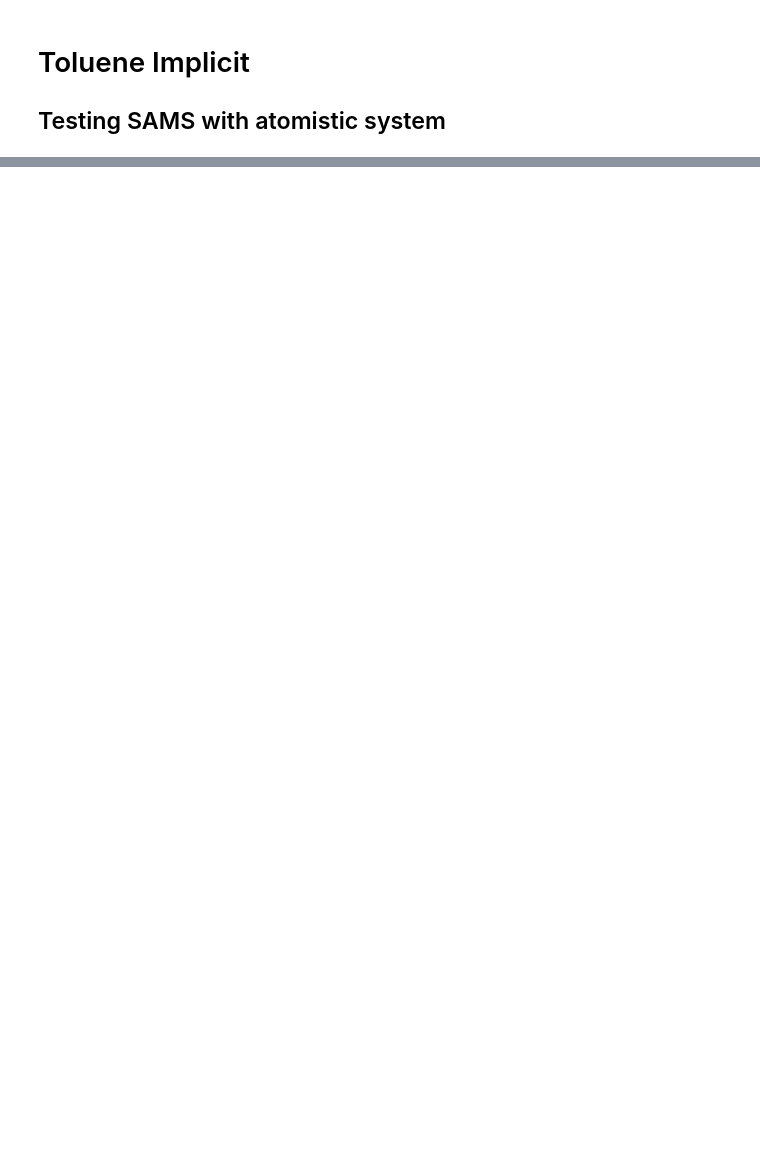
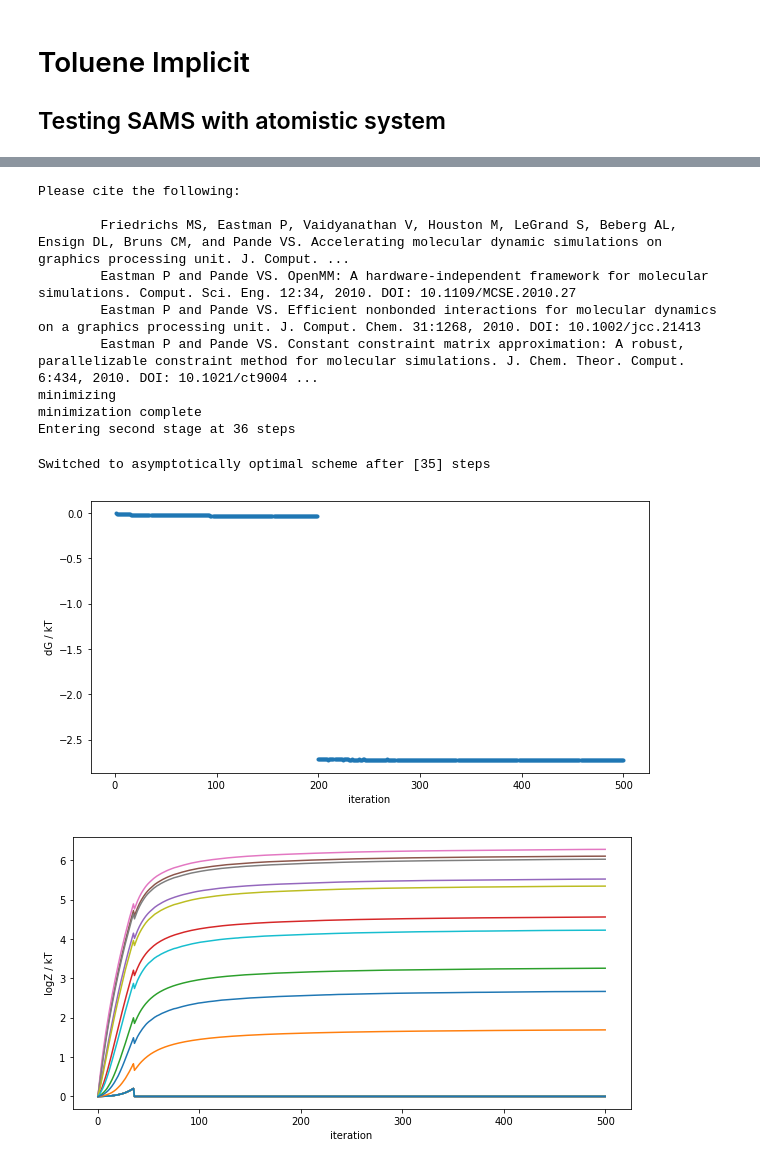
Before and after one commit to hannahbrucemacdonald/SAMS_vs_repex, a Jupyter notebook: notebooks/harmonicSAMS.ipynb, the cells around one changed output, grey strips where cells are left out. Drawn from its saved outputs; the diff is of its cells as text; code cells hidden in the pictures; blank space fills up the shorter version.

```diff
--- a/notebooks/harmonicSAMS.ipynb
+++ b/notebooks/harmonicSAMS.ipynb
@@ -297,7 +249,7 @@ def lambda_parameters(l):
     return sterics, ele
 
 
-def run_toluene_test(sim_type,make_graphs=True,n_iterations=610,flatness_criteria='logZ-flatness',flatness_threshold=0.2,online_analysis_interval=200,n_lambda=21):
+def run_toluene_test(sim_type,make_graphs=True,n_iterations=610,flatness_criteria='logZ-flatness',flatness_threshold=0.2,online_analysis_interval=200,n_lambda=21,update_stages='two-stage'):
     """Test harmonic oscillator free energies for SAMS.
     Adapted from Yank/tests/test_restraints.py 'test_harmonic_free_energy'
     """
@@ -310,7 +262,7 @@ def run_toluene_test(sim_type,make_graphs=True,n_iterations=610,flatness_criteri
     sampler_states = list()
     thermodynamic_states = list()
 
-    toluenesystem = mmtools.testsystems.TolueneImplicit()
+    toluenesystem = mmtools.testsystems.TolueneImplicitGBn()
     toluene_atoms = toluenesystem.mdtraj_topology.select('resname TOL')
     alchemical_region = mmtools.alchemy.AlchemicalRegion(alchemical_atoms=toluene_atoms)
 
@@ -327,45 +279,45 @@ def run_toluene_test(sim_type,make_graphs=True,n_iterations=610,flatness_criteri
         alchemical_state = mmtools.alchemy.AlchemicalState()
         alchemical_state = mmtools.alchemy.AlchemicalState.from_system(alchemical_system)
 
-#         alchemical_state.lambda_electrostatics = mmtools.alchemy.AlchemicalFunction(f_electrostatics)
-#         alchemical_state.lambda_sterics = mmtools.alchemy.AlchemicalFunction(f_sterics)
         alchemical_state.lambda_sterics, alchemical_state.lambda_electrostatics = lambda_parameters(l)
         alchemical_state.apply_to_context(context)
         thermodynamic_state = mmtools.states.ThermodynamicState(system=alchemical_system,temperature=300*unit.kelvin)
         thermodynamic_states.append(mmtools.states.CompoundThermodynamicState(thermodynamic_state=thermodynamic_state,composable_states=[alchemical_state]))
-        sampler_states.append(mmtools.states.SamplerState(toluenesystem.positions))
+    sampler_states.append(mmtools.states.SamplerState(toluenesystem.positions)) # only one sampling state, might need more
 
     # Define file for temporary storage.
     with mmtools.utils.temporary_directory() as tmp_dir:
         storage = os.path.join(tmp_dir, 'test_storage.nc')
-        reporter = yank.multistate.MultiStateReporter(storage, checkpoint_interval=1)
+        reporter = mmtools.multistate.MultiStateReporter(storage, checkpoint_interval=1)
 
         move = mmtools.mcmc.LangevinDynamicsMove(timestep=2.0*unit.femtoseconds,
                                                  collision_rate=20.0/unit.picosecond,
                                                  n_steps=500, reassign_velocities=True)
 
         if sim_type == 'SAMS':
-            simulation_sampler = yank.multistate.SAMSSampler(mcmc_moves=move, number_of_iterations=n_iterations,
+            simulation_sampler = mmtools.multistate.SAMSSampler(mcmc_moves=move, number_of_iterations=n_iterations,
                                  state_update_scheme='global-jump', flatness_threshold=flatness_threshold,
-                                 update_stages='two-stage', flatness_criteria=flatness_criteria,
+                                 update_stages=update_stages, flatness_criteria=flatness_criteria,
                                  weight_update_method='rao-blackwellized',online_analysis_interval=online_analysis_interval)
         elif sim_type == 'REPEX':
-            simulation_sampler = yank.multistate.ReplicaExchangeSampler(mcmc_moves=move, number_of_iterations=n_iterations,
+            simulation_sampler = mmtools.multistate.ReplicaExchangeSampler(mcmc_moves=move, number_of_iterations=n_iterations,
                                                                         online_analysis_interval=online_analysis_interval)
         else:
             print('simulation must be SAMS or REPEX')
             quit()
 
         simulation_sampler.create(thermodynamic_states, sampler_states, reporter)
-
+        print('minimizing')
+        simulation_sampler.minimize()
+        print('minimization complete')
         simulation_sampler.run()
 
 #         # Create Analyzer.
 
         if sim_type == 'SAMS':
-            analyzer = yank.multistate.SAMSAnalyzer(reporter)
+            analyzer = mmtools.multistate.SAMSAnalyzer(reporter)
         elif sim_type == 'REPEX':
-            analyzer = yank.multistate.ReplicaExchangeAnalyzer(reporter)
+            analyzer = mmtools.multistate.ReplicaExchangeAnalyzer(reporter)
 
         if make_graphs:
             ncfile = Dataset(storage, 'r')
@@ -427,0 +379,16 @@ Switched to asymptotically optimal scheme after [2] steps
+# %%
+_ = run_toluene_test('SAMS',n_iterations=500,n_lambda=21,flatness_threshold=0.2,
+                     online_analysis_interval=1,update_stages='three-stage')
+# %% [output]
+Please cite the following:
+
+        Friedrichs MS, Eastman P, Vaidyanathan V, Houston M, LeGrand S, Beberg AL, Ensign DL, Bruns CM, and Pande VS. Accelerating molecular dynamic simulations on graphics processing unit. J. Comput. ...
+        Eastman P and Pande VS. OpenMM: A hardware-independent framework for molecular simulations. Comput. Sci. Eng. 12:34, 2010. DOI: 10.1109/MCSE.2010.27
+        Eastman P and Pande VS. Efficient nonbonded interactions for molecular dynamics on a graphics processing unit. J. Comput. Chem. 31:1268, 2010. DOI: 10.1002/jcc.21413
+        Eastman P and Pande VS. Constant constraint matrix approximation: A robust, parallelizable constraint method for molecular simulations. J. Chem. Theor. Comput. 6:434, 2010. DOI: 10.1021/ct9004 ...
+minimizing
+minimization complete
+Entering second stage at 36 steps
+Switched to asymptotically optimal scheme after [35] steps
+[figure, added]
+[figure, added]
```
Also changed, not shown: parts of 8 cells of this notebook.
